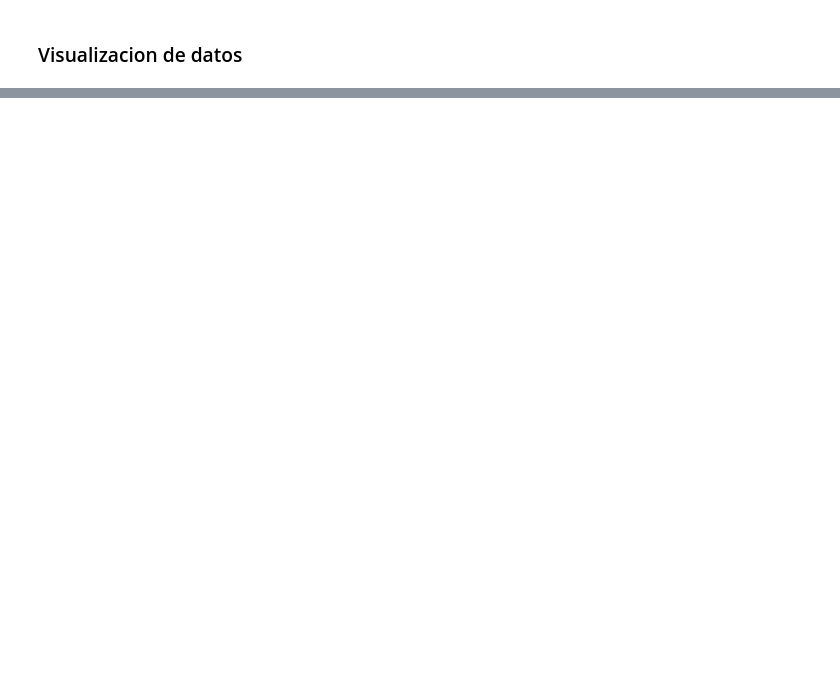
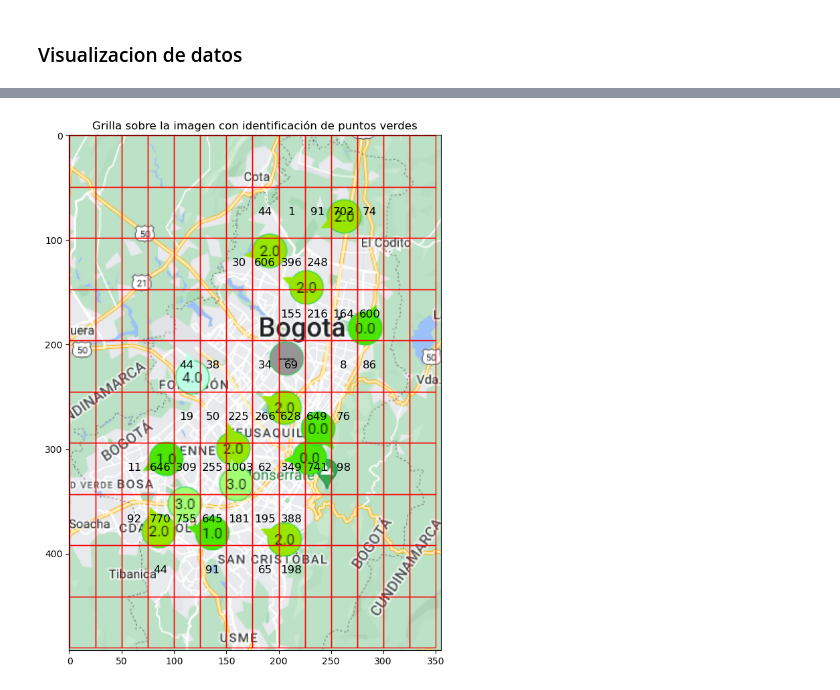
Before and after one commit to svargasro/Wildfire-Smoke-Spread-Over-Bogot-Workshops, a Jupyter notebook: Proyecto Final/Codigo/Analisis de Datos/Polucion/mapa_contaminacion.ipynb, the cells around one changed output, grey strips where cells are left out. Cells and saved outputs as stored; diff of their text form; code cells hidden in the pictures; blank space fills up the shorter version.

```diff
--- a/Proyecto Final/Codigo/Analisis de Datos/Polucion/mapa_contaminacion.ipynb
+++ b/Proyecto Final/Codigo/Analisis de Datos/Polucion/mapa_contaminacion.ipynb
@@ -104,0 +134,58 @@ Mapa(data)
+# %%
+# Posicionar las estaciones en la grilla de manera automatica
+# Cargar la imagen
+image_path = '../Map.png'
+image = cv2.imread(image_path)
+image_rgb = cv2.cvtColor(image, cv2.COLOR_BGR2RGB)
+
+# Definir el tamaño de la grilla
+grid_size = (Lx, Ly)  # 10 filas y 14 columnas
+
+# Dimensiones de la imagen
+height, width, _ = image.shape
+
+# Tamaño de cada celda de la grilla
+cell_height = height // grid_size[0]
+cell_width = width // grid_size[1]
+
+# Crear una figura para visualizar la imagen y la grilla
+fig, ax = plt.subplots(figsize=(10, 10))
+ax.imshow(image_rgb)
+
+# Identificar puntos verdes y superponer la grilla
+for i in range(grid_size[0]):
+    for j in range(grid_size[1]):
+        # Coordenadas (nodos) de la celda actual
+        start_x = j * cell_width
+        start_y = i * cell_height
+        end_x = (j + 1) * cell_width
+        end_y = (i + 1) * cell_height
+
+        # Extraer la celda de la imagen
+        cell = image[start_y:end_y, start_x:end_x]
+
+        # Convertir la celda a espacio de color HSV para identificar el color verde
+        cell_hsv = cv2.cvtColor(cell, cv2.COLOR_BGR2HSV)
+
+        # Definir el rango de color verde en HSV
+        lower_green = np.array([35, 100, 100])
+        upper_green = np.array([85, 255, 255])
+
+        # Crear una máscara para los píxeles verdes
+        mask = cv2.inRange(cell_hsv, lower_green, upper_green)
+
+        # Contar los píxeles verdes en la celda
+        green_count = cv2.countNonZero(mask)
+
+        # Superponer la grilla
+        rect = patches.Rectangle((start_x, start_y), cell_width, cell_height, linewidth=1, edgecolor='r', facecolor='none')
+        ax.add_patch(rect)
+
+        # Si se detectan píxeles verdes, marcar la celda
+        if green_count > 0:
+            plt.text(start_x + cell_width // 2, start_y + cell_height // 2, f'{green_count}', color='black', fontsize=12, ha='center', va='center')
+
+plt.title('Grilla sobre la imagen con identificación de puntos verdes')
+plt.show()
+# %% [output]
+[figure, added]
```
Also changed, not shown: parts of 13 cells of this notebook, 3 other files.
